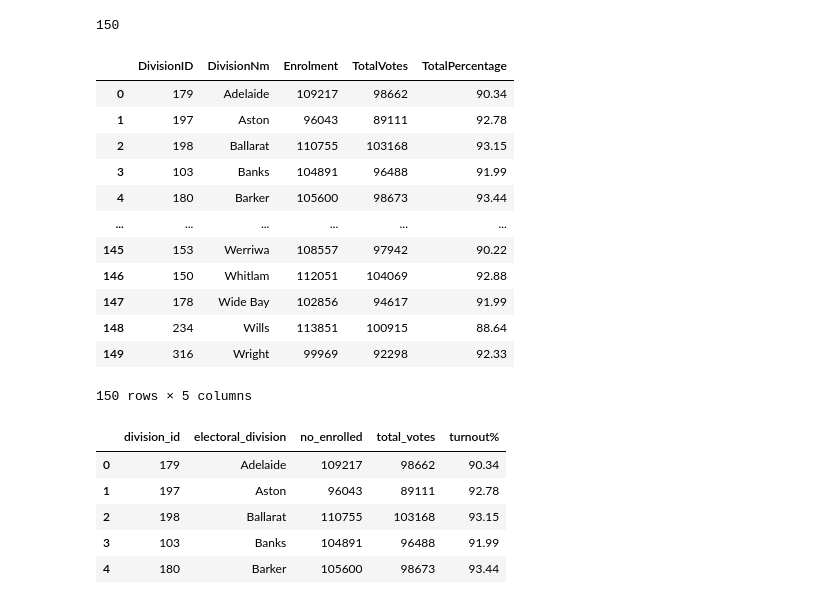
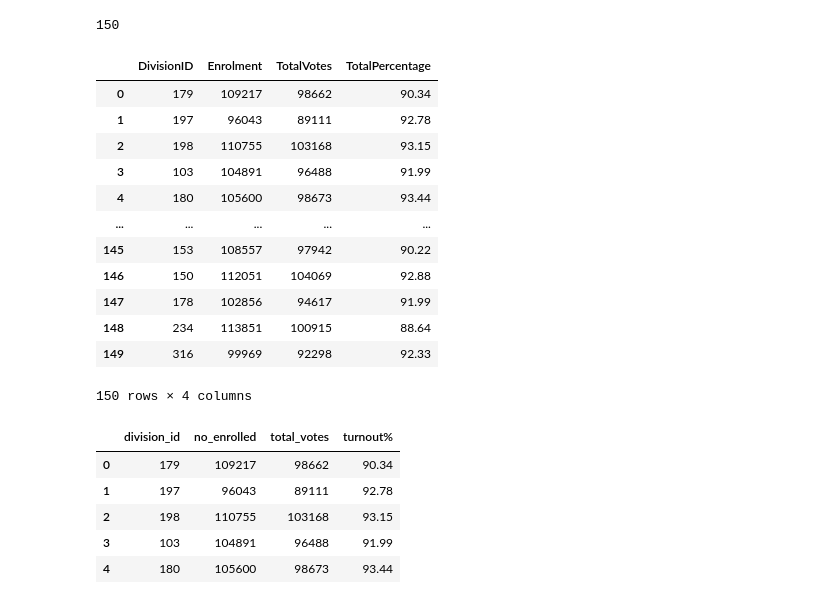
Before and after one commit to annewieggers/ETL-project, a Jupyter notebook: 04-extracting_transforming_2016_federal_election_turnout.ipynb, the cells around one changed output. Cells and saved outputs as stored; diff of their text form; code cells hidden in the pictures.

```diff
--- a/04-extracting_transforming_2016_federal_election_turnout.ipynb
+++ b/04-extracting_transforming_2016_federal_election_turnout.ipynb
@@ -54,34 +54,34 @@ len(df)
 150
 # %%
 # columns we want to keep
-columns = ['DivisionID','DivisionNm', 'Enrolment', 'TotalVotes', 'TotalPercentage']
+columns = ['DivisionID', 'Enrolment', 'TotalVotes', 'TotalPercentage']
 turnout_df = df[columns]
 turnout_df
 # %% [output]
-|  | DivisionID | DivisionNm | Enrolment | TotalVotes | TotalPercentage |
-| 0 | 179 | Adelaide | 109217 | 98662 | 90.34 |
-| 1 | 197 | Aston | 96043 | 89111 | 92.78 |
-| 2 | 198 | Ballarat | 110755 | 103168 | 93.15 |
-| 3 | 103 | Banks | 104891 | 96488 | 91.99 |
-| 4 | 180 | Barker | 105600 | 98673 | 93.44 |
-| ... | ... | ... | ... | ... | ... |
-| 145 | 153 | Werriwa | 108557 | 97942 | 90.22 |
-| 146 | 150 | Whitlam | 112051 | 104069 | 92.88 |
-| 147 | 178 | Wide Bay | 102856 | 94617 | 91.99 |
-| 148 | 234 | Wills | 113851 | 100915 | 88.64 |
-| 149 | 316 | Wright | 99969 | 92298 | 92.33 |
+|  | DivisionID | Enrolment | TotalVotes | TotalPercentage |
+| 0 | 179 | 109217 | 98662 | 90.34 |
+| 1 | 197 | 96043 | 89111 | 92.78 |
+| 2 | 198 | 110755 | 103168 | 93.15 |
+| 3 | 103 | 104891 | 96488 | 91.99 |
+| 4 | 180 | 105600 | 98673 | 93.44 |
+| ... | ... | ... | ... | ... |
+| 145 | 153 | 108557 | 97942 | 90.22 |
+| 146 | 150 | 112051 | 104069 | 92.88 |
+| 147 | 178 | 102856 | 94617 | 91.99 |
+| 148 | 234 | 113851 | 100915 | 88.64 |
+| 149 | 316 | 99969 | 92298 | 92.33 |
-150 rows × 5 columns
+150 rows × 4 columns
 # %%
 # renaming columns
-turnout_df.columns = ['division_id', 'electoral_division', 'no_enrolled', 'total_votes', 'turnout%']
+turnout_df.columns = ['division_id', 'no_enrolled', 'total_votes', 'turnout%']
 turnout_df.head()
 # %% [output]
-|  | division_id | electoral_division | no_enrolled | total_votes | turnout% |
-| 0 | 179 | Adelaide | 109217 | 98662 | 90.34 |
-| 1 | 197 | Aston | 96043 | 89111 | 92.78 |
-| 2 | 198 | Ballarat | 110755 | 103168 | 93.15 |
-| 3 | 103 | Banks | 104891 | 96488 | 91.99 |
-| 4 | 180 | Barker | 105600 | 98673 | 93.44 |
+|  | division_id | no_enrolled | total_votes | turnout% |
+| 0 | 179 | 109217 | 98662 | 90.34 |
+| 1 | 197 | 96043 | 89111 | 92.78 |
+| 2 | 198 | 110755 | 103168 | 93.15 |
+| 3 | 103 | 104891 | 96488 | 91.99 |
+| 4 | 180 | 105600 | 98673 | 93.44 |
 # %%
 # set the division_id as index
 turnout_df = turnout_df.set_index("division_id")
```
Also changed, not shown: parts of 1 cell of this notebook, 5 other files.
